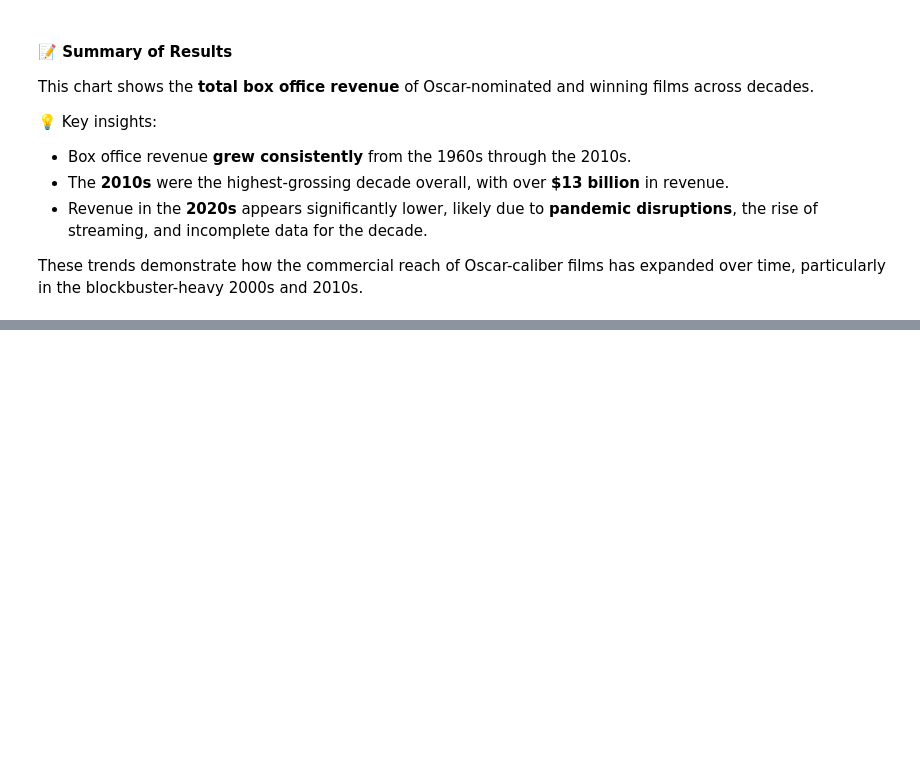
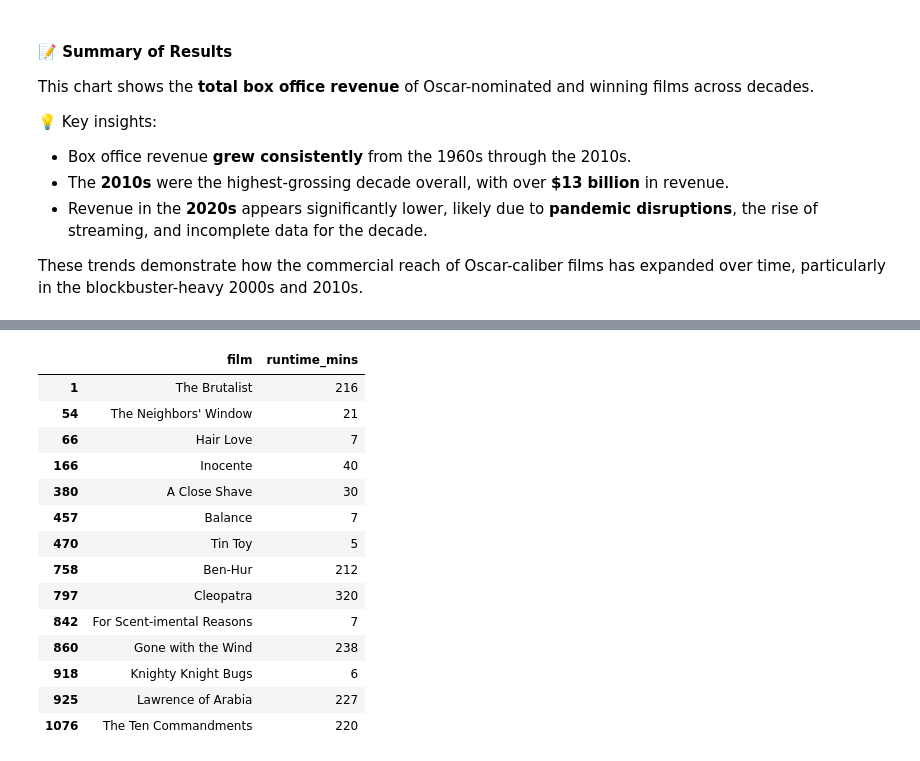
Before and after one commit to judd-jacobs/code-you-capstone, a Jupyter notebook: academy_awards_analysis.ipynb, the cells around one changed output, grey strips where cells are left out. Drawn from its saved outputs; the diff is of its cells as text; code cells hidden in the pictures; blank space fills up the shorter version.

```diff
--- a/academy_awards_analysis.ipynb
+++ b/academy_awards_analysis.ipynb
@@ -1186,0 +1263,18 @@ These trends demonstrate how the commercial reach of Oscar-caliber films has exp
+# %%
+excluded_films
+# %% [output]
+|  | film | runtime_mins |
+| 1 | The Brutalist | 216 |
+| 54 | The Neighbors' Window | 21 |
+| 66 | Hair Love | 7 |
+| 166 | Inocente | 40 |
+| 380 | A Close Shave | 30 |
+| 457 | Balance | 7 |
+| 470 | Tin Toy | 5 |
+| 758 | Ben-Hur | 212 |
+| 797 | Cleopatra | 320 |
+| 842 | For Scent-imental Reasons | 7 |
+| 860 | Gone with the Wind | 238 |
+| 918 | Knighty Knight Bugs | 6 |
+| 925 | Lawrence of Arabia | 227 |
+| 1076 | The Ten Commandments | 220 |
```
Also changed, not shown: parts of 4 cells of this notebook.
